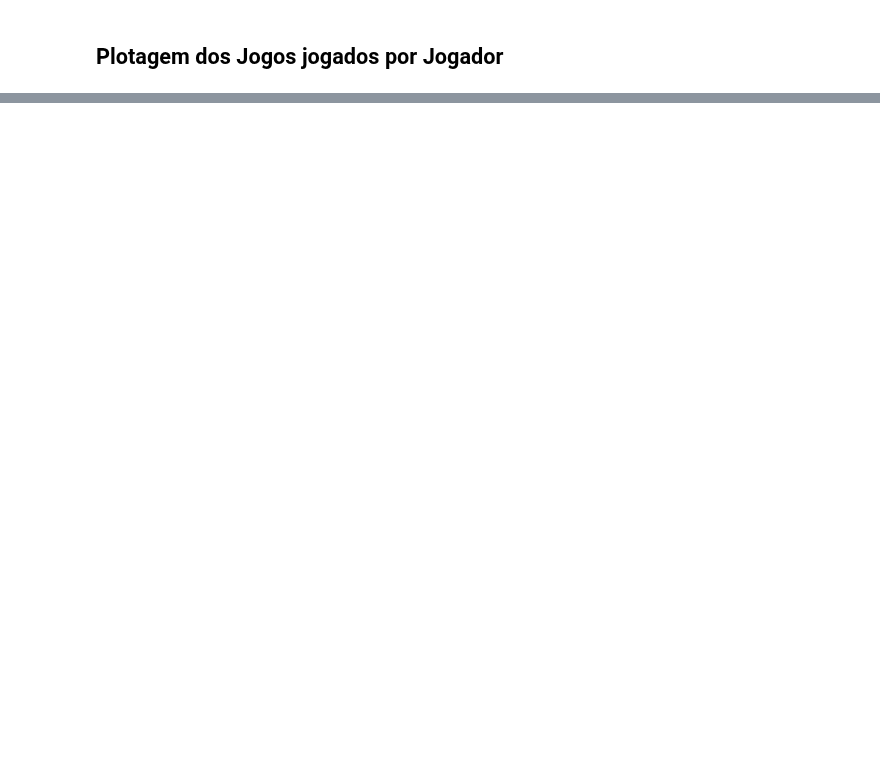
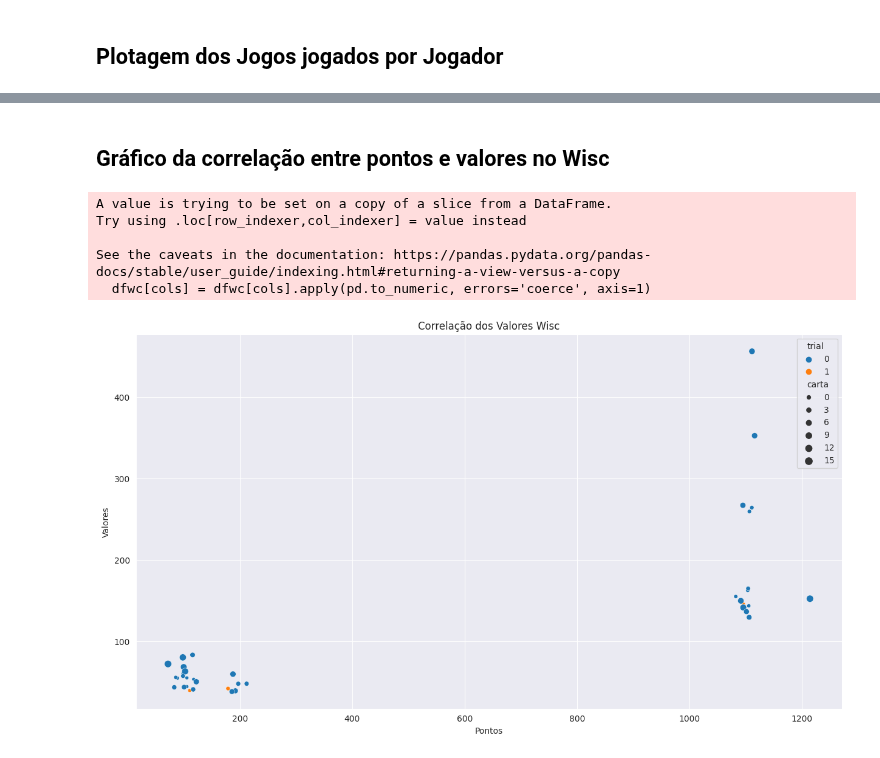
Before and after one commit to labase/data_edu, a Jupyter notebook: alite/alite_game_spike.ipynb, the cells around one changed output, grey strips where cells are left out. Cells and saved outputs as stored; diff of their text form; code cells hidden in the pictures; blank space fills up the shorter version.

```diff
--- a/alite/alite_game_spike.ipynb
+++ b/alite/alite_game_spike.ipynb
@@ -75,0 +339,22 @@ _ = chart.set_xticklabels(chart.get_xticklabels(), rotation=45, horizontalalignm
+# %% [markdown]
+## Gráfico da correlação entre pontos e valores no Wisc
+# %%
+import numpy as np
+import seaborn as sns
+from matplotlib import pyplot as plt
+def jitter(values,j):
+    return values + np.random.normal(j,10,values.shape)
+cols = ['valor', 'ponto', 'carta']
+dfwc[cols] = dfwc[cols].apply(pd.to_numeric, errors='coerce', axis=1)
+# dfwc["ponto"] = pd.to_numeric(dfwc.ponto)
+# pd.to_numeric(dfwc.valor)
+_ = plt.figure(figsize=(15,8))
+chart = sns.scatterplot(data=dfwc, x=jitter(dfwc.valor, 100), y=jitter(dfwc.ponto, 50), size="carta", hue="trial")
+_ = chart.set(title='Correlação dos Valores Wisc', ylabel='Valores', xlabel="Pontos")
+# %% [output]
+A value is trying to be set on a copy of a slice from a DataFrame.
+Try using .loc[row_indexer,col_indexer] = value instead
+
+See the caveats in the documentation: https://pandas.pydata.org/pandas-docs/stable/user_guide/indexing.html#returning-a-view-versus-a-copy
+  dfwc[cols] = dfwc[cols].apply(pd.to_numeric, errors='coerce', axis=1)
+[figure, added]
```
Also changed, not shown: parts of 38 cells of this notebook, 1 other file.
